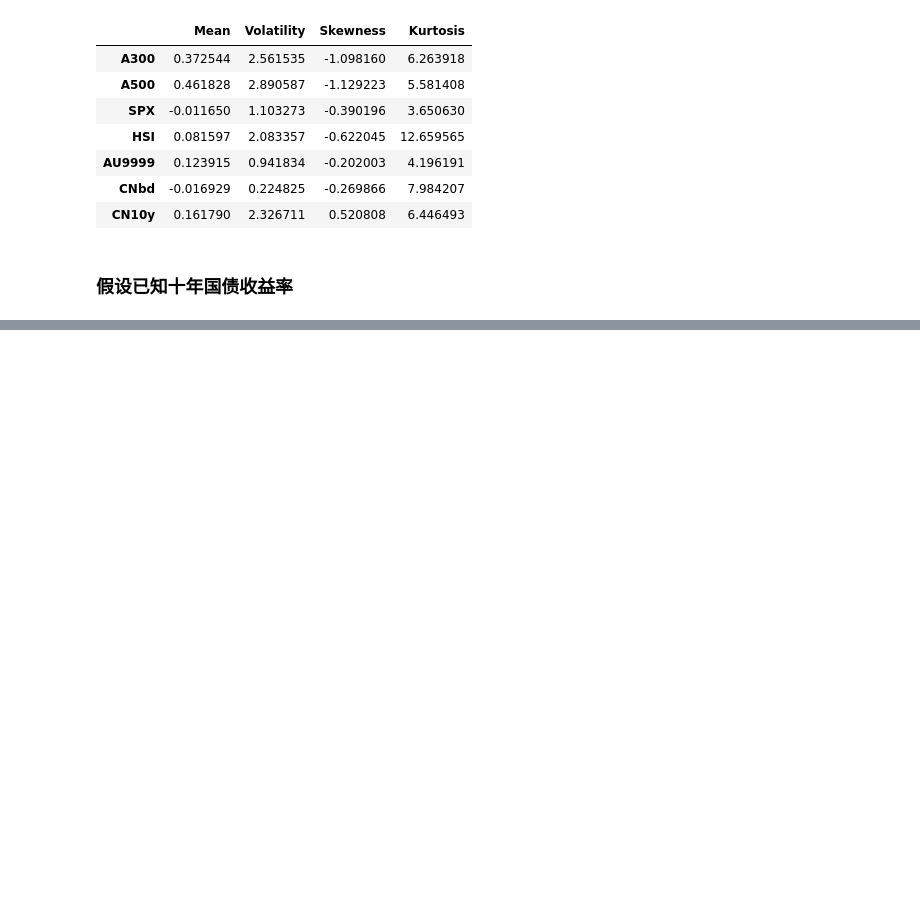
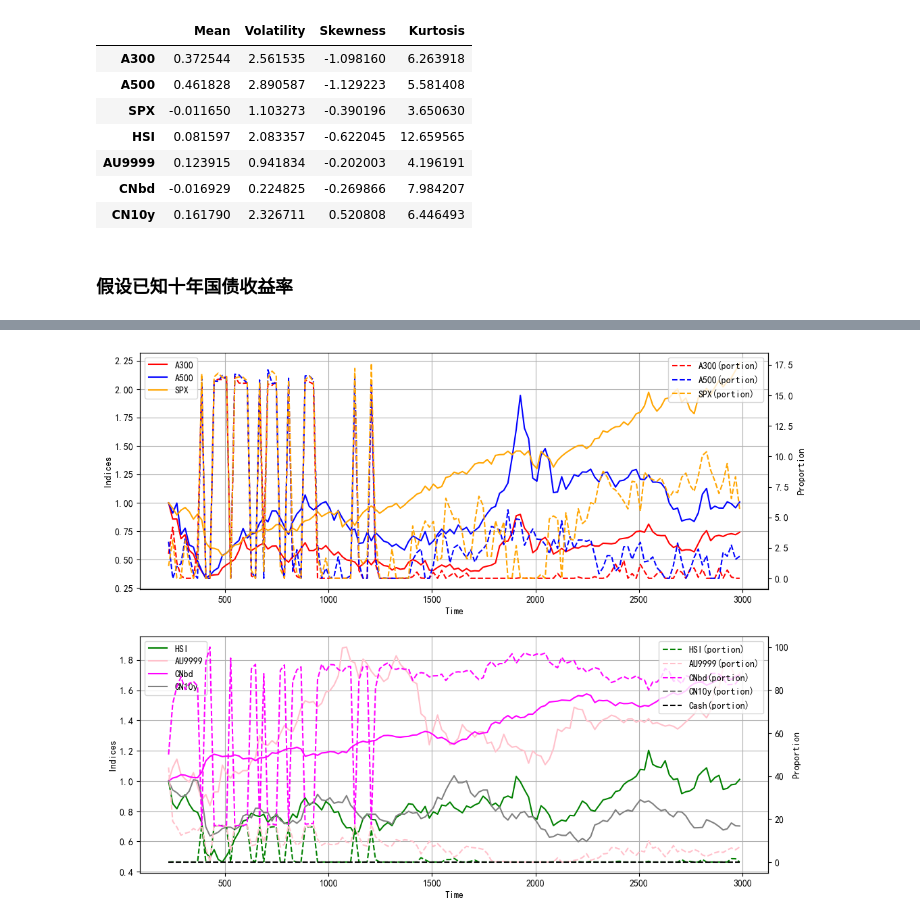
Before and after one commit to dishangti/Entropy-Pooling, a Jupyter notebook: EP_valid.ipynb, the cells around one changed output, grey strips where cells are left out. Cells and saved outputs as stored; diff of their text form; code cells hidden in the pictures; blank space fills up the shorter version.

```diff
--- a/EP_valid.ipynb
+++ b/EP_valid.ipynb
@@ -472,0 +533,4 @@ Yearly Maximum Drawdown: -11.95%
+# %%
+draw_ptf()
+# %% [output]
+[figure, added]
```
Also changed, not shown: parts of 15 cells of this notebook, 1 other file.
